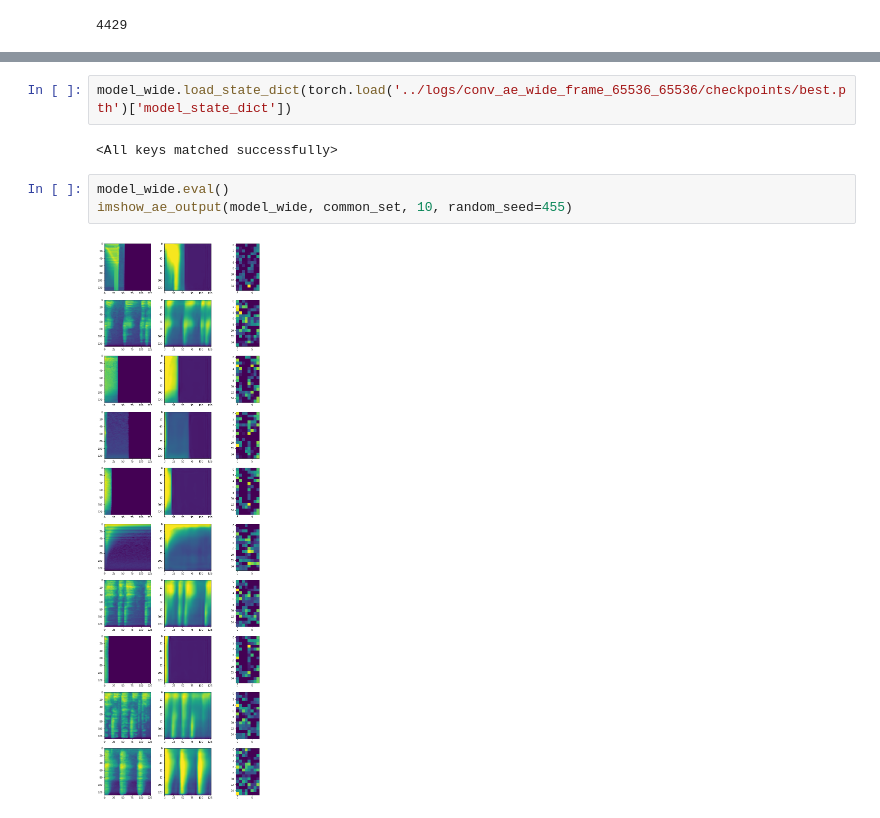
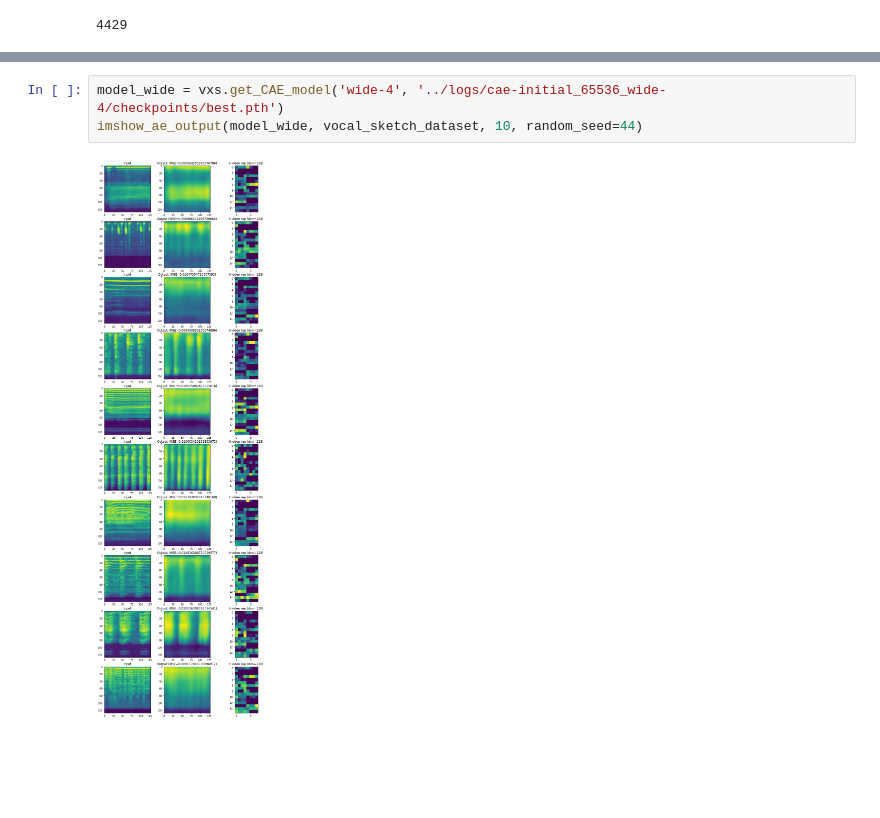
Before and after one commit to flyingleafe/vxs-vpt, a Jupyter notebook: notebooks/CAETraining.ipynb, the cells around one changed output, grey strips where cells are left out. Saved outputs shown, nothing was run; the diff lists cells and outputs as text; blank space fills up the shorter version.

```diff
--- a/notebooks/CAETraining.ipynb
+++ b/notebooks/CAETraining.ipynb
@@ -203,9 +98,5 @@ INFO:metrics_logger:
-# %%
-model_wide.load_state_dict(torch.load('../logs/conv_ae_wide_frame_65536_65536/checkpoints/best.pth')['model_state_dict'])
-# %% [output]
-<All keys matched successfully>
-# %%
-model_wide.eval()
-imshow_ae_output(model_wide, common_set, 10, random_seed=455)
-# %% [output]
-[figure, removed]
+# %%
+model_wide = vxs.get_CAE_model('wide-4', '../logs/cae-initial_65536_wide-4/checkpoints/best.pth')
+imshow_ae_output(model_wide, vocal_sketch_dataset, 10, random_seed=44)
+# %% [output]
+[figure, added]
```
Also changed, not shown: parts of 13 cells of this notebook, 7 other files.
